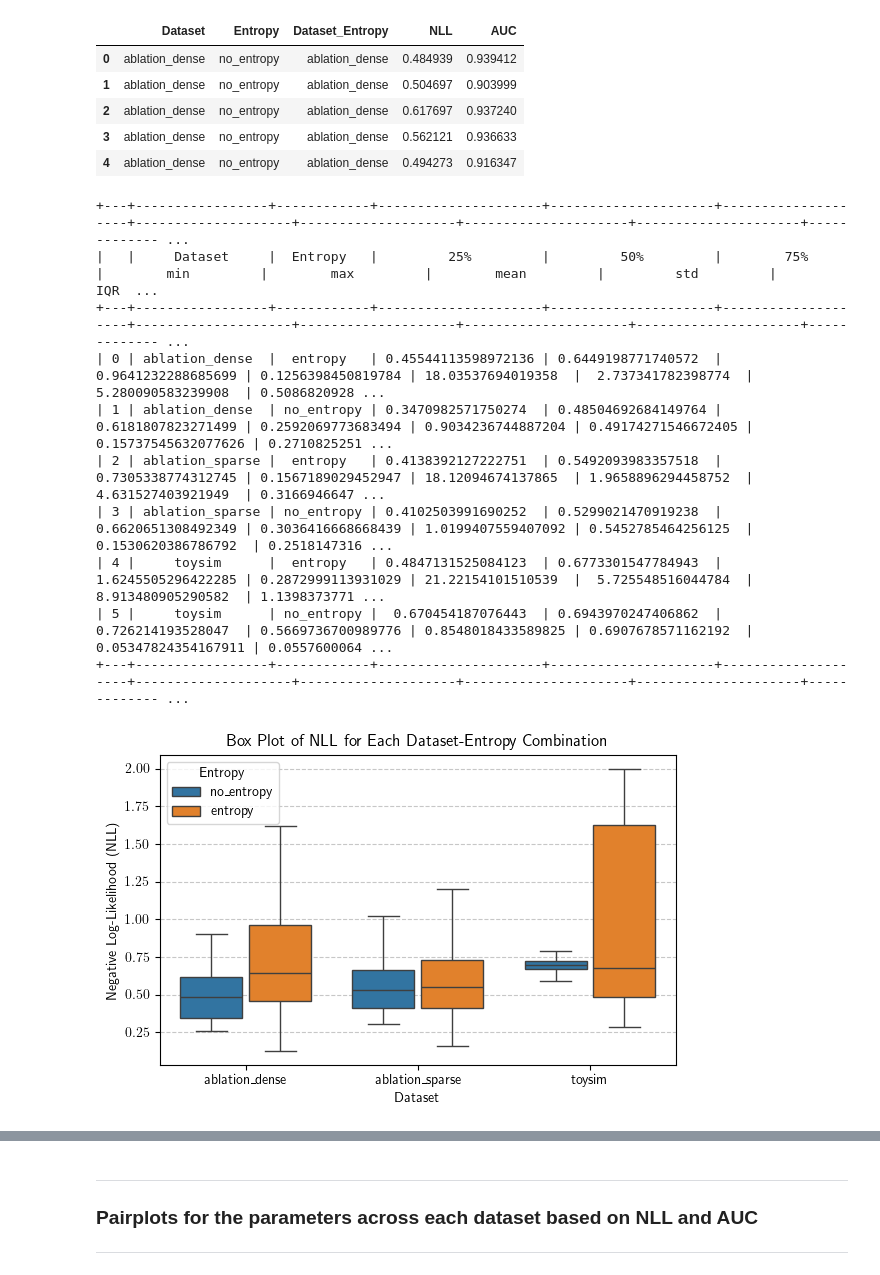
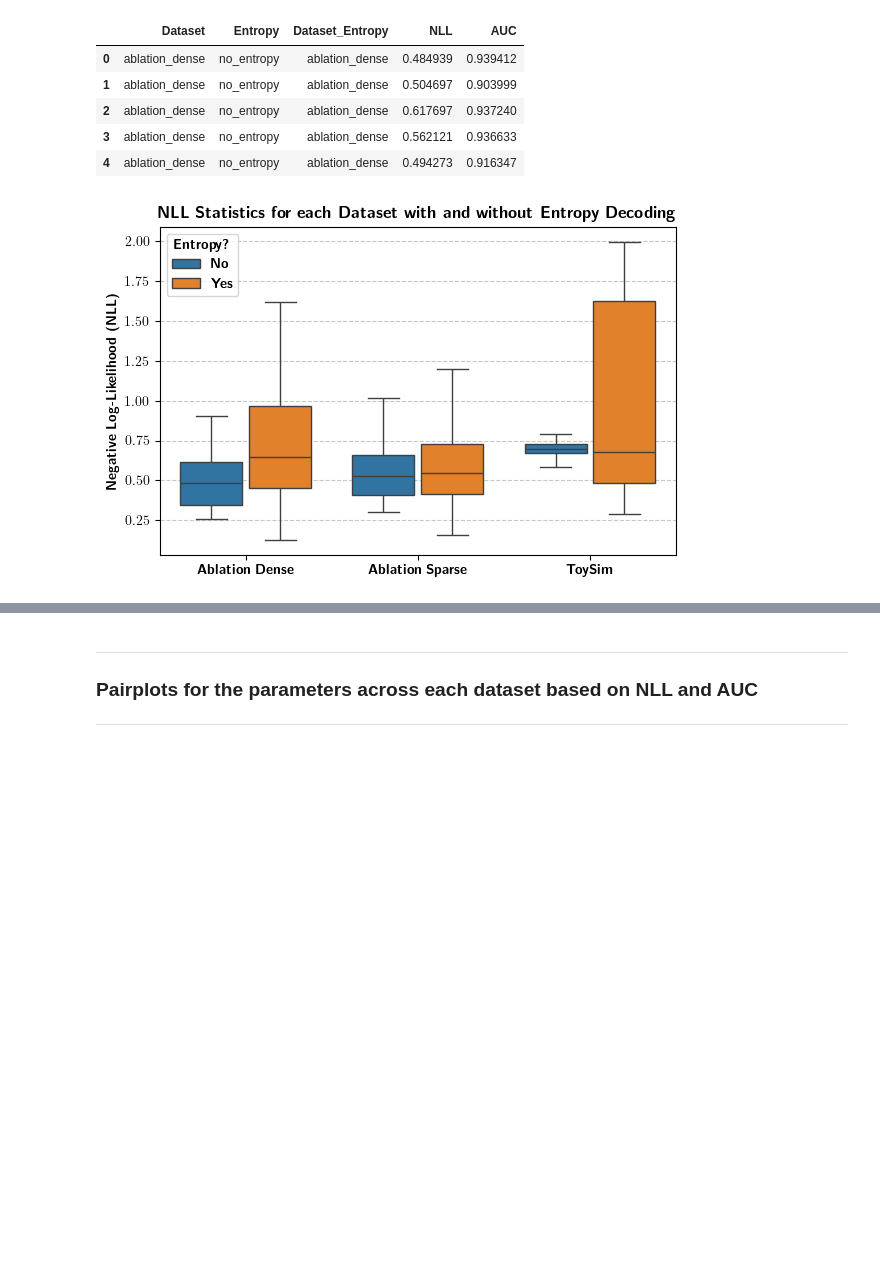
Before and after one commit to shaymeister/VSA-OGM, a Jupyter notebook: results/visualization/exp1.ipynb, the cells around one changed output, grey strips where cells are left out. Saved outputs shown, nothing was run; the diff lists cells and outputs as text; code cells hidden in the pictures; blank space fills up the shorter version.

```diff
--- a/results/visualization/exp1.ipynb
+++ b/results/visualization/exp1.ipynb
@@ -110,34 +111,41 @@ def print_statistics_entropy(df: pd.DataFrame, metric: str):
 # %%
 plt.figure(figsize=(6, 4))
 
-print_statistics_entropy(box_plot_dataframe, 'NLL')
+# print_statistics_entropy(box_plot_dataframe, 'NLL')
 
-sns.boxplot(x='Dataset_Entropy', y="NLL", data=box_plot_dataframe, hue="Entropy", showfliers=False, dodge=True, gap=0.1)
+ax = sns.boxplot(x='Dataset_Entropy', y="NLL", data=box_plot_dataframe, hue="Entropy", showfliers=False, dodge=True, gap=0.1)
 
 
+# Rename legend labels
+new_labels = {
+    "no_entropy": r"\textbf{No}",
+    "entropy": r"\textbf{Yes}",
+}
+
+handles, labels = ax.get_legend_handles_labels()
+new_labels_list = [new_labels.get(label, label) for label in labels]
+ax.legend(handles, new_labels_list, title=r"\textbf{Entropy?}")
+
+rename_dict = {
+    "ablation_dense": r"\textbf{Ablation Dense}",
+    "ablation_sparse": r"\textbf{Ablation Sparse}",
+    "toysim": r"\textbf{ToySim}"
+    # etc.
+}
+ax.set_xticklabels([rename_dict.get(label.get_text(), label.get_text()) for label in ax.get_xticklabels()])
+
 # Improve readability
-# plt.xticks(rotation=45, ha="right")
-plt.xlabel("Dataset")
-plt.ylabel("Negative Log-Likelihood (NLL)")
-plt.title("Box Plot of NLL for Each Dataset-Entropy Combination")
+plt.xlabel("")
+plt.ylabel(r"\textbf{Negative Log-Likelihood (NLL)}")
+plt.title(r"\textbf{NLL Statistics for each Dataset with and without Entropy Decoding}")
 plt.grid(axis='y', linestyle='--', alpha=0.7)
 
 # Show plot
 plt.tight_layout()
 plt.savefig("exp1_nll_boxplot.svg")
 plt.show()
 # %% [output]
-+---+-----------------+------------+---------------------+---------------------+--------------------+--------------------+--------------------+---------------------+---------------------+------------- ...
-|   |     Dataset     |  Entropy   |         25%         |         50%         |        75%         |        min         |        max         |        mean         |         std         |         IQR  ...
-+---+-----------------+------------+---------------------+---------------------+--------------------+--------------------+--------------------+---------------------+---------------------+------------- ...
-| 0 | ablation_dense  |  entropy   | 0.45544113598972136 | 0.6449198771740572  | 0.9641232288685699 | 0.1256398450819784 | 18.03537694019358  |  2.737341782398774  |  5.280090583239908  | 0.5086820928 ...
-| 1 | ablation_dense  | no_entropy | 0.3470982571750274  | 0.48504692684149764 | 0.6181807823271499 | 0.2592069773683494 | 0.9034236744887204 | 0.49174271546672405 | 0.15737545632077626 | 0.2710825251 ...
-| 2 | ablation_sparse |  entropy   | 0.4138392127222751  | 0.5492093983357518  | 0.7305338774312745 | 0.1567189029452947 | 18.12094674137865  | 1.9658896294458752  |  4.631527403921949  | 0.3166946647 ...
-| 3 | ablation_sparse | no_entropy | 0.4102503991690252  | 0.5299021470919238  | 0.6620651308492349 | 0.3036416668668439 | 1.0199407559407092 | 0.5452785464256125  | 0.1530620386786792  | 0.2518147316 ...
-| 4 |     toysim      |  entropy   | 0.4847131525084123  | 0.6773301547784943  | 1.6245505296422285 | 0.2872999113931029 | 21.22154101510539  |  5.725548516044784  |  8.913480905290582  | 1.1398373771 ...
-| 5 |     toysim      | no_entropy |  0.670454187076443  | 0.6943970247406862  | 0.726214193528047  | 0.5669736700989776 | 0.8548018433589825 | 0.6907678571162192  | 0.05347824354167911 | 0.0557600064 ...
-+---+-----------------+------------+---------------------+---------------------+--------------------+--------------------+--------------------+---------------------+---------------------+------------- ...
-[figure, old version]
+[figure, new version]
 # %%
 plt.figure(figsize=(6, 4))
 
```
Also changed, not shown: parts of 6 cells of this notebook, 1 other file.
